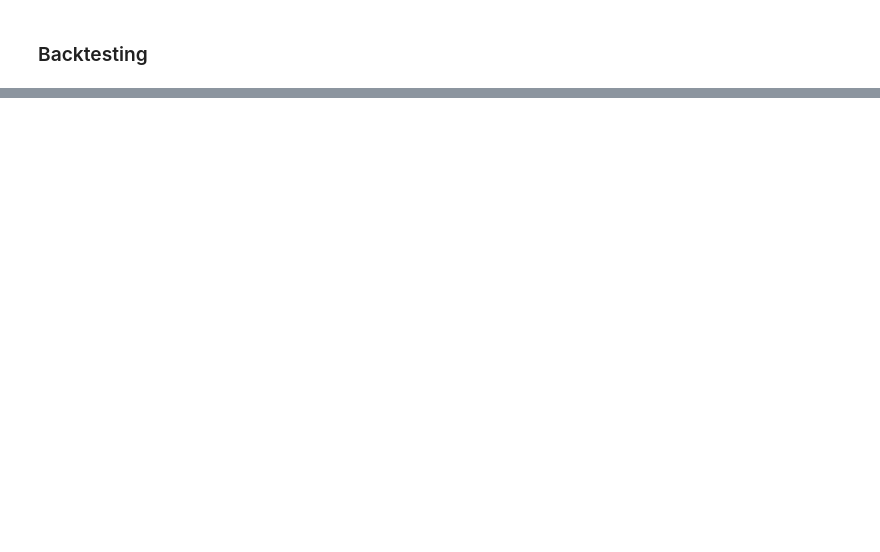
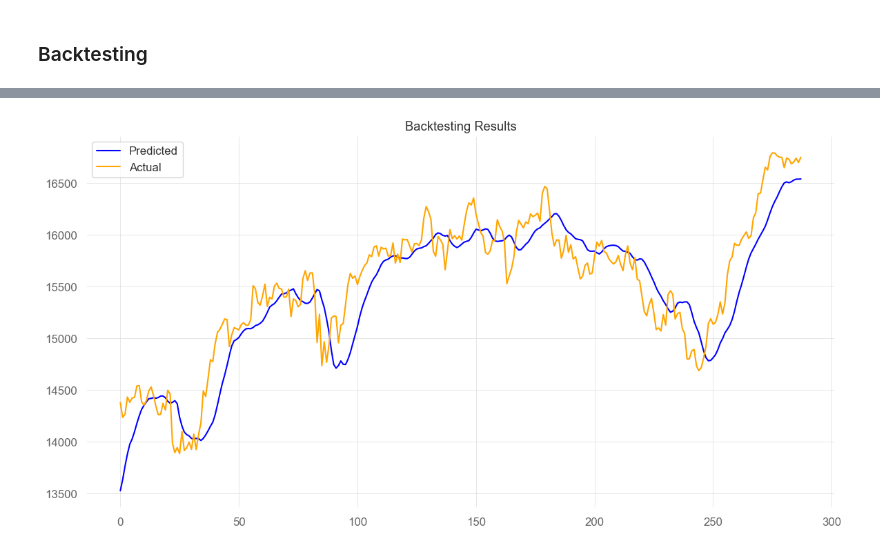
Before and after one commit to LeonAnthonyMenge/AKI-Trading-Model, a Jupyter notebook: Test4-Raw Material/Code/lstm.ipynb, the cells around one changed output, grey strips where cells are left out. Cells and saved outputs as stored; diff of their text form; code cells hidden in the pictures; blank space fills up the shorter version.

```diff
--- a/Test4-Raw Material/Code/lstm.ipynb
+++ b/Test4-Raw Material/Code/lstm.ipynb
@@ -166,0 +429,12 @@ for epoch in range(num_epochs):
+# %%
+pred = scaler_y.inverse_transform(all_predictions).reshape(-1, 1)
+actual = scaler_y.inverse_transform(all_labels.reshape(-1, 1)).reshape(-1, 1)
+
+# DataFrame erstellen
+df_results = pd.DataFrame({
+    "pred": pred.flatten(),
+    "actual": actual.flatten(),
+})
+
+# DataFrame anzeigen
+print(df_results)
@@ -418,0 +557,84 @@ display(output_df)
+# %%
+# Backtesting-Funktion
+def backtest_model(model, dataloader, scaler_y):
+    model.eval()
+    predictions = []
+    actuals = []
+
+    with torch.no_grad():
+        for X_batch, y_batch in dataloader:
+            # Vorhersage
+            output = model(X_batch)
+            predictions.extend(output.numpy())
+            actuals.extend(y_batch.numpy())
+
+    # Rücktransformation der Vorhersagen und tatsächlichen Werte
+    predictions = scaler_y.inverse_transform(np.array(predictions).reshape(-1, 1))
+    actuals = scaler_y.inverse_transform(np.array(actuals).reshape(-1, 1))
+
+    return predictions.flatten(), actuals.flatten()
+
+# Backtesting starten
+def run_backtest(test_df, model_path, seq_size):
+    # Daten vorverarbeiten
+    scaler_X = MinMaxScaler()
+    scaler_y = MinMaxScaler()
+    train_data = pd.read_pickle(train_data_path)
+    train_data = train_data[['^GDAXI_Open', '^GDAXI_High', '^GDAXI_Low', '^GDAXI_Close',
+                                '^GDAXI_Adj Close', '^GDAXI_Volume', '^GDAXI_month', '^GDAXI_weekday',
+                                'GC=F_Open', 'GC=F_High', 'GC=F_Low', 'GC=F_Close',
+                                'GC=F_Adj Close', 'GC=F_Volume',
+                                'BZ=F_Open', 'BZ=F_High', 'BZ=F_Low', 'BZ=F_Close',
+                                'BZ=F_Adj Close', 'BZ=F_Volume',
+                                'Y']]
+    scaler_X.fit(train_data.iloc[:, 1:-1].values)
+    scaler_y.fit(train_data.iloc[:, -1].values.reshape(-1, 1))
+
+    X_test = test_df.iloc[:, 1:-1]
+    y_test = test_df.iloc[:, -1]
+
+    X_test_scaled = scaler_X.transform(X_test.values)
+    y_test_scaled = scaler_y.transform(y_test.values.reshape(-1, 1))
+
+    # Sequenzen erstellen
+    test_dataset = FinanceDataset(X_test_scaled, y_test_scaled, seq_size)
+    test_dataloader = DataLoader(test_dataset, batch_size=1, shuffle=False)
+
+    # Modell laden
+    model = Net(input_size=input_size, output_size=output_size, hidden_size=hidden_size, num_layers=num_layers)
+    model.load_state_dict(torch.load(model_path))
+    model.eval()
+
+    # Backtesting durchführen
+    predictions, actuals = backtest_model(model, test_dataloader, scaler_y)
+
+    # Ergebnisse visualisieren
+    plt.figure(figsize=(14, 7))
+    plt.plot(predictions, label="Predicted", color="blue")
+    plt.plot(actuals, label="Actual", color="orange")
+    plt.title("Backtesting Results")
+    plt.legend()
+    plt.show()
+
+    # Statistiken berechnen
+    df_results = pd.DataFrame({"Actual": actuals, "Predicted": predictions})
+    mse = ((df_results["Actual"] - df_results["Predicted"]) ** 2).mean()
+    mae = np.abs(df_results["Actual"] - df_results["Predicted"]).mean()
+    print(f"Mean Squared Error (MSE): {mse:.2f}")
+    print(f"Mean Absolute Error (MAE): {mae:.2f}")
+
+    return df_results
+
+# Anwendung der Backtesting-Funktion
+test_data = pd.read_pickle(test_data_path)  # Testdatensatz laden
+test_data = test_data[['^GDAXI_Open', '^GDAXI_High', '^GDAXI_Low', '^GDAXI_Close',
+                                '^GDAXI_Adj Close', '^GDAXI_Volume', '^GDAXI_month', '^GDAXI_weekday',
+                                'GC=F_Open', 'GC=F_High', 'GC=F_Low', 'GC=F_Close',
+                                'GC=F_Adj Close', 'GC=F_Volume',
+                                'BZ=F_Open', 'BZ=F_High', 'BZ=F_Low', 'BZ=F_Close',
+                                'BZ=F_Adj Close', 'BZ=F_Volume',
+                                'Y']]
+model_path = "../Models/best_model.pt"  # Pfad zum gespeicherten Modell
+
+results = run_backtest(test_data, model_path, seq_size)
+# %% [output]
@@ -418,0 +642 @@ display(output_df)
+[figure, added]
```
Also changed, not shown: parts of 25 cells of this notebook, 3 other files.
